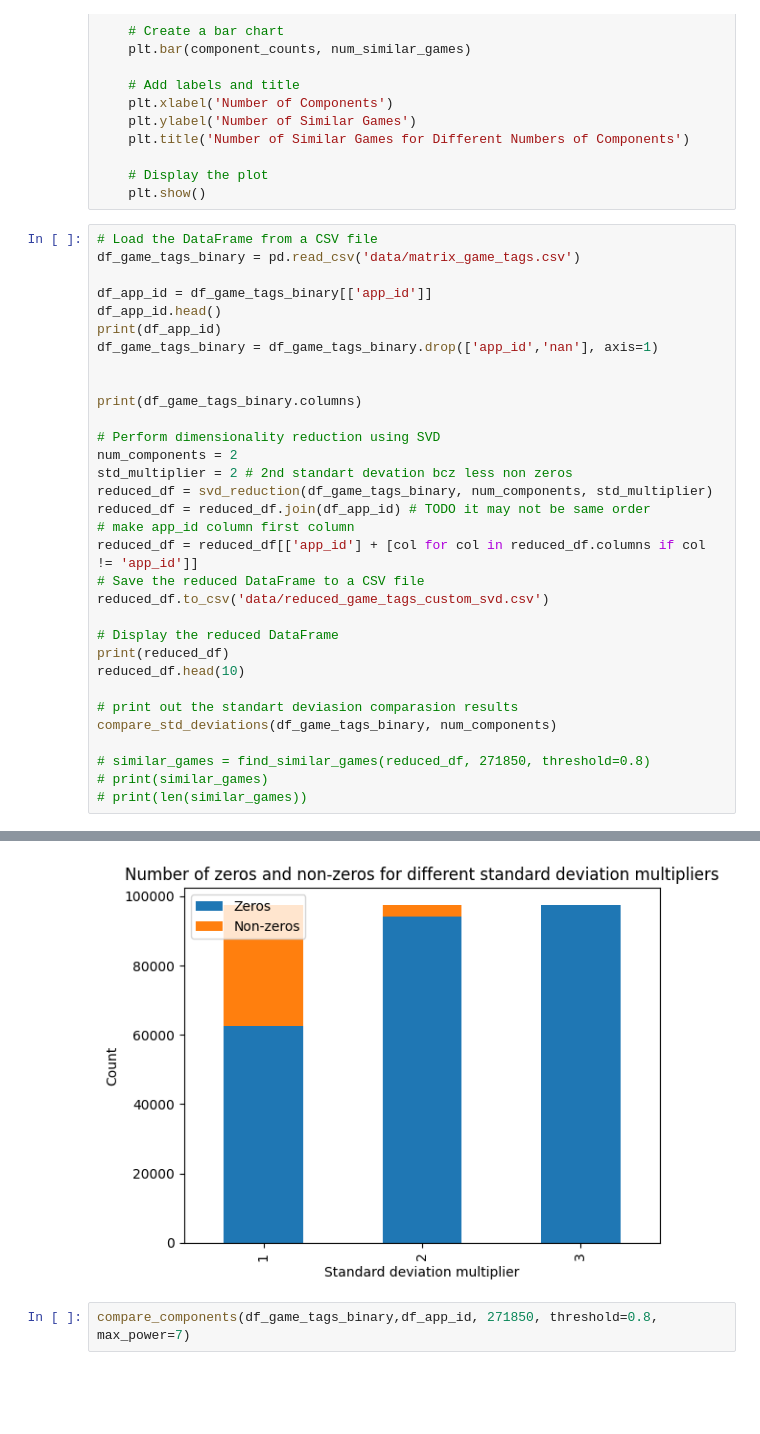
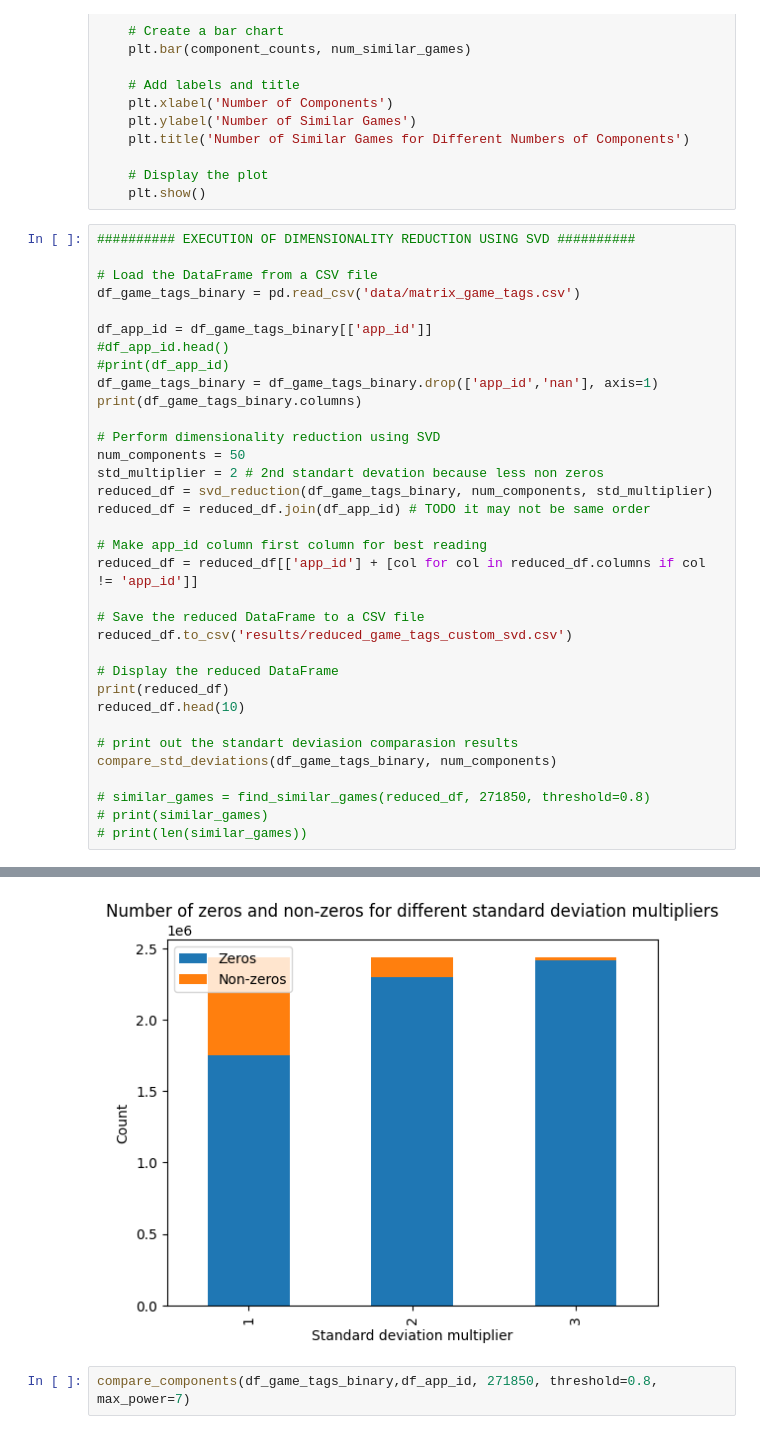
Before and after one commit to erdoganabaci/scalable_analytics_steam_project, a Jupyter notebook: steam.ipynb, the cells around one changed output, grey strips where cells are left out. Cells and saved outputs as stored; diff of their text form; blank space fills up the shorter version.

```diff
--- a/steam.ipynb
+++ b/steam.ipynb
@@ -298,26 +326,28 @@ def compare_components(df,df_with_app_id, app_id, threshold, max_power):
     # Display the plot
     plt.show()
 # %%
+########## EXECUTION OF DIMENSIONALITY REDUCTION USING SVD ##########
+
 # Load the DataFrame from a CSV file
 df_game_tags_binary = pd.read_csv('data/matrix_game_tags.csv')
 
 df_app_id = df_game_tags_binary[['app_id']]
-df_app_id.head()
-print(df_app_id)
+#df_app_id.head()
+#print(df_app_id)
 df_game_tags_binary = df_game_tags_binary.drop(['app_id','nan'], axis=1)
-
-
 print(df_game_tags_binary.columns)
 
 # Perform dimensionality reduction using SVD
-num_components = 2
-std_multiplier = 2 # 2nd standart devation bcz less non zeros
+num_components = 50
+std_multiplier = 2 # 2nd standart devation because less non zeros
 reduced_df = svd_reduction(df_game_tags_binary, num_components, std_multiplier)
 reduced_df = reduced_df.join(df_app_id) # TODO it may not be same order
-# make app_id column first column
+
+# Make app_id column first column for best reading
 reduced_df = reduced_df[['app_id'] + [col for col in reduced_df.columns if col != 'app_id']]
+
 # Save the reduced DataFrame to a CSV file
-reduced_df.to_csv('data/reduced_game_tags_custom_svd.csv')
+reduced_df.to_csv('results/reduced_game_tags_custom_svd.csv')
 
 # Display the reduced DataFrame
 print(reduced_df)
@@ -350,4 +380,4 @@ compare_std_deviations(df_game_tags_binary, num_components)
-[figure, old version]
+[figure, new version]
 # %%
 compare_components(df_game_tags_binary,df_app_id, 271850, threshold=0.8, max_power=7)
 # %% [output]
```
Also changed, not shown: parts of 7 cells of this notebook, 5 other files.
